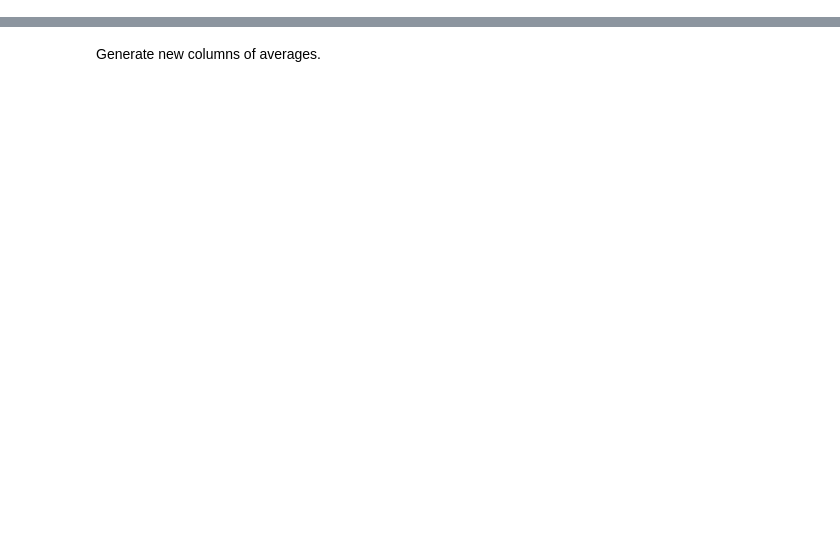
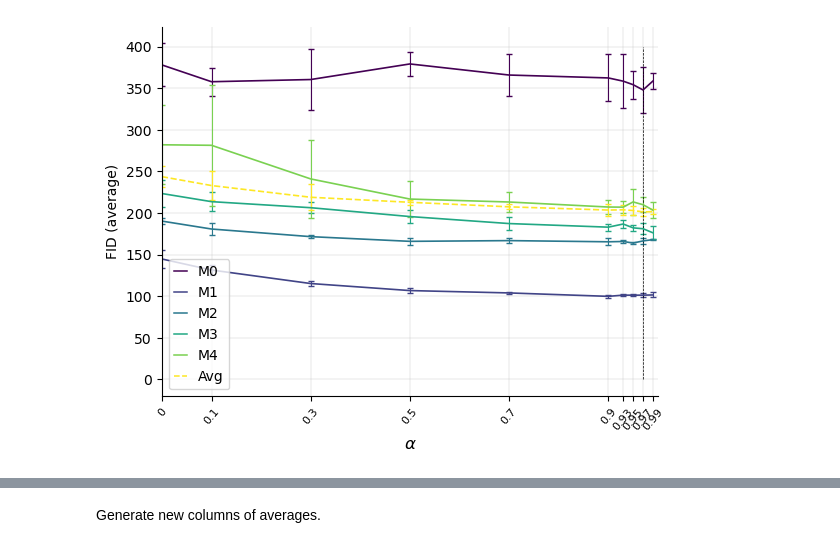
Before and after one commit to eso28599/mmvmvae, a Jupyter notebook: run_PM/process_results.ipynb, the cells around one changed output, grey strips where cells are left out. Drawn from its saved outputs; the diff is of its cells as text; code cells hidden in the pictures; blank space fills up the shorter version.

```diff
--- a/run_PM/process_results.ipynb
+++ b/run_PM/process_results.ipynb
@@ -46,0 +343,84 @@ df.head()
+# %%
+for i, view in enumerate(views):
+  cols = ["val/fid/" + col for col in indiv_results[2 * i + 1]]
+  average_name = view + "_average"
+  best_name = view + "_best"
+  model_means_jp_cov[average_name] = model_means_jp_cov[cols].mean(axis=1)
+  model_means_jp_cov[best_name] = model_means_jp_cov[cols].max(axis=1)
+
+model_means_jp_cov['average_overall'] = model_means_jp_cov[[view + "_average" for view in views]].mean(axis=1)
+model_means_jp_cov['best_overall'] = model_means_jp_cov[[view + "_best" for view in views]].mean(axis=1)
+model_means_jp_cov['average_fid'] = model_means_jp_cov[["val/fid/" + view + "_to_" + view + "_cov" for view in views]].mean(axis=1)
+
+cols = ([view + "_average" for view in views])
+cols.append('average_overall')
+alpha_averages = model_means_jp_cov[cols]
+# best
+cols = ([view + "_best" for view in views])
+cols.append('best_overall')
+alpha_best = model_means_jp_cov[cols]
+# view-to-view
+cols = (["val/fid/" + view + "_to_" + view + "_cov" for view in views])
+cols.append('average_fid')
+view_to_view_averages = model_means_jp_cov[cols]
+
+legend_names = ["M" + str(i) for i in range(5)]
+alpha_values = [float(i) for i in alpha_averages.index]
+legend_names.append('Avg')
+
+# Compute per-alpha standard deviation across runs for each plotted metric.
+per_run_averages = pd.DataFrame(index=df_subset.index)
+per_run_best = pd.DataFrame(index=df_subset.index)
+per_run_view_to_view = pd.DataFrame(index=df_subset.index)
+for i, view in enumerate(views):
+  view_cols = ["val/fid/" + col for col in indiv_results[2 * i + 1]]
+  per_run_averages[view + "_average"] = df_subset[view_cols].mean(axis=1)
+  per_run_best[view + "_best"] = df_subset[view_cols].max(axis=1)
+  diag_col = "val/fid/" + view + "_to_" + view + "_cov"
+  per_run_view_to_view[diag_col] = df_subset[diag_col]
+
+per_run_averages['average_overall'] = per_run_averages[[view + "_average" for view in views]].mean(axis=1)
+per_run_best['best_overall'] = per_run_best[[view + "_best" for view in views]].mean(axis=1)
+per_run_view_to_view['average_fid'] = per_run_view_to_view[["val/fid/" + view + "_to_" + view + "_cov" for view in views]].mean(axis=1)
+
+alpha_errors = per_run_averages.groupby(df_subset['model.name'], observed=False)[alpha_averages.columns].std().reindex(alpha_averages.index).fillna(0.0)
+alpha_best_errors = per_run_best.groupby(df_subset['model.name'], observed=False)[alpha_best.columns].std().reindex(alpha_best.index).fillna(0.0)
+view_to_view_errors = per_run_view_to_view.groupby(df_subset['model.name'], observed=False)[view_to_view_averages.columns].std().reindex(view_to_view_averages.index).fillna(0.0)
+
+viridis_samples = mpl.colormaps['viridis'].resampled(6)
+line_styles = ['-', '-', '-', '-', '-', '--']
+cycler = plt.cycler(linestyle=line_styles, color=viridis_samples.colors)
+fig, ax = plt.subplots()
+ax.set_prop_cycle(cycler)
+
+for col in alpha_averages.columns:
+  ax.errorbar(
+    alpha_values,
+    alpha_averages[col].to_numpy(),
+    yerr=alpha_errors[col].to_numpy(),
+    capsize=2,
+    elinewidth=0.8,
+    linewidth=1.2)
+
+ax.set_xlabel(r'$\alpha$', fontsize = 12)
+# ax.set_ylim(0, 1.05)
+ax.set_xlim(0, 1)
+# ax.set_yticks(np.arange(0, 1.1, 0.2))
+ax.set_xticks(alpha_values, labels=[f"{a:g}" for a in alpha_values],rotation=50, fontsize=8)
+ax.set_ylabel(r'FID (average)')
+legend_handles = [
+  mpl.lines.Line2D([0], [0], linestyle=ls, color=c, linewidth=1.1)
+  for ls, c in zip(line_styles, viridis_samples.colors)
+]
+ax.legend(legend_handles, legend_names, loc='best', handlelength=0.9)
+ax.vlines(
+  alpha_values[np.argmin(alpha_averages['average_overall'])],
+  0,400,
+  linestyles='dashed',
+  linewidth=0.5,
+  colors='k')
+ax.grid(linewidth=0.2)
+plt.savefig('../results_figures/PM_average_impute_fid.png')
+plt.show()
+# %% [output]
+[figure, added]
```
Also changed, not shown: parts of 79 cells of this notebook, 53 other files.
